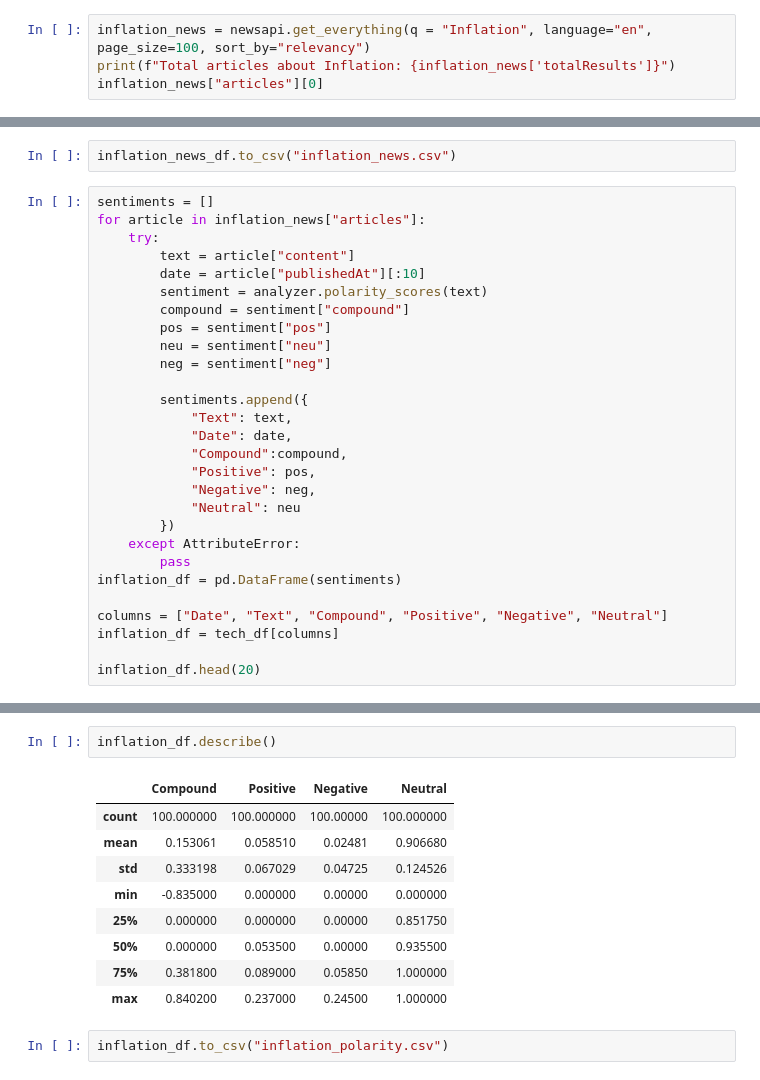
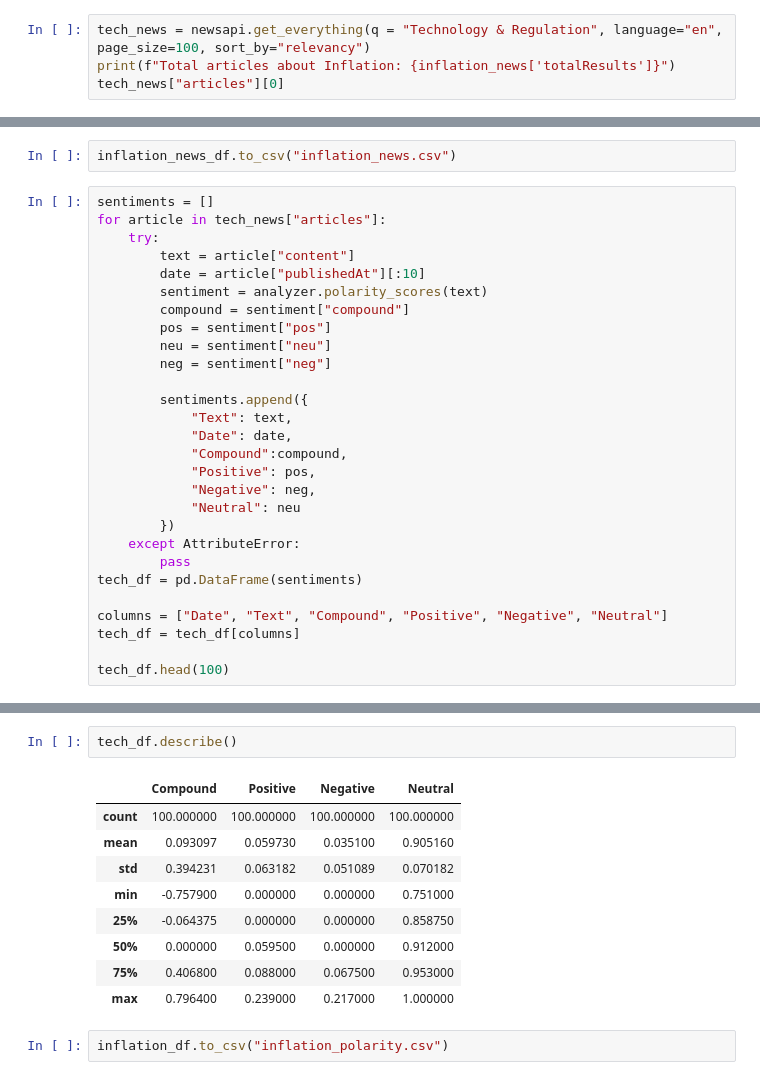
Before and after one commit to Billieo/p2-g3, a Jupyter notebook: notebooks/Samuel's_Notebook/notebooks/nlp.ipynb, the cells around one changed output, grey strips where cells are left out. Saved outputs shown, nothing was run; the diff lists cells and outputs as text.

```diff
--- a/notebooks/Samuel's_Notebook/notebooks/nlp.ipynb
+++ b/notebooks/Samuel's_Notebook/notebooks/nlp.ipynb
@@ -26,7 +26,7 @@ print(api_key)
 # %%
 newsapi = NewsApiClient(api_key=api_key)
 # %%
-inflation_news = newsapi.get_everything(q = "Inflation", language="en", page_size=100, sort_by="relevancy")
+tech_news = newsapi.get_everything(q = "Technology & Regulation", language="en", page_size=100, sort_by="relevancy")
 print(f"Total articles about Inflation: {inflation_news['totalResults']}")
-inflation_news["articles"][0]
+tech_news["articles"][0]
 # %% [output]
@@ -45,7 +45,7 @@ inflation_news_df = pd.DataFrame(inflation_news)
 inflation_news_df.to_csv("inflation_news.csv")
 # %%
 sentiments = []
-for article in inflation_news["articles"]:
+for article in tech_news["articles"]:
     try:
         text = article["content"]
         date = article["publishedAt"][:10]
@@ -65,11 +65,11 @@ for article in inflation_news["articles"]:
         })
     except AttributeError:
         pass
-inflation_df = pd.DataFrame(sentiments)
+tech_df = pd.DataFrame(sentiments)
 
 columns = ["Date", "Text", "Compound", "Positive", "Negative", "Neutral"]
-inflation_df = tech_df[columns]
+tech_df = tech_df[columns]
 
-inflation_df.head(20)
+tech_df.head(100)
 # %% [output]
 |  | Date | Text | Compound | Positive | Negative | Neutral |
@@ -92,15 +88,15 @@ inflation_df.head(20)
 # %%
-inflation_df.describe()
+tech_df.describe()
 # %% [output]
 |  | Compound | Positive | Negative | Neutral |
-| count | 100.000000 | 100.000000 | 100.00000 | 100.000000 |
-| mean | 0.153061 | 0.058510 | 0.02481 | 0.906680 |
-| std | 0.333198 | 0.067029 | 0.04725 | 0.124526 |
-| min | -0.835000 | 0.000000 | 0.00000 | 0.000000 |
-| 25% | 0.000000 | 0.000000 | 0.00000 | 0.851750 |
-| 50% | 0.000000 | 0.053500 | 0.00000 | 0.935500 |
-| 75% | 0.381800 | 0.089000 | 0.05850 | 1.000000 |
-| max | 0.840200 | 0.237000 | 0.24500 | 1.000000 |
+| count | 100.000000 | 100.000000 | 100.000000 | 100.000000 |
+| mean | 0.093097 | 0.059730 | 0.035100 | 0.905160 |
+| std | 0.394231 | 0.063182 | 0.051089 | 0.070182 |
+| min | -0.757900 | 0.000000 | 0.000000 | 0.751000 |
+| 25% | -0.064375 | 0.000000 | 0.000000 | 0.858750 |
+| 50% | 0.000000 | 0.059500 | 0.000000 | 0.912000 |
+| 75% | 0.406800 | 0.088000 | 0.067500 | 0.953000 |
+| max | 0.796400 | 0.239000 | 0.217000 | 1.000000 |
 # %%
 inflation_df.to_csv("inflation_polarity.csv")
 # %%
```
Also changed, not shown: parts of 3 cells of this notebook, 3 other files.
